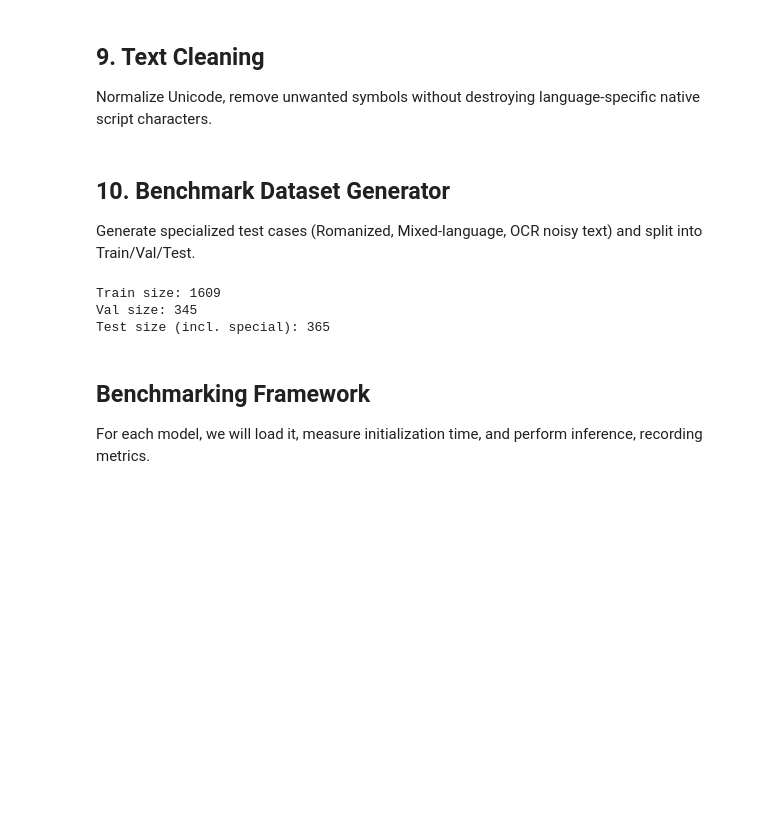
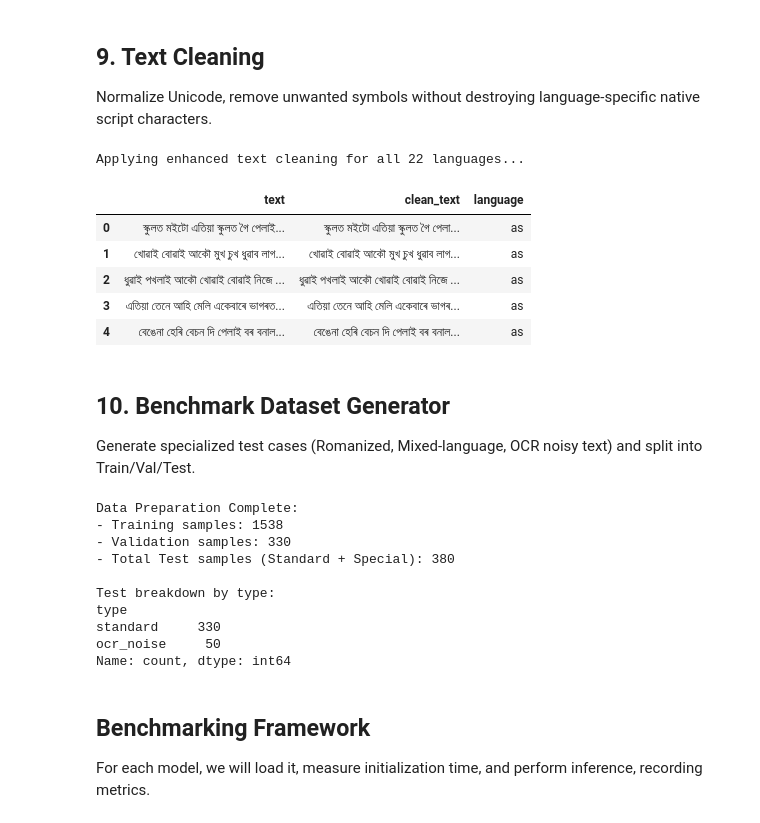
Before and after one commit to BISHAL17048/BenchMarking-for-the-Multilingual-Multimodal-Text-Summarizer, a Jupyter notebook: benchmark_language_detection.ipynb, the cells around one changed output. Saved outputs shown, nothing was run; the diff lists cells and outputs as text; code cells hidden in the pictures; blank space fills up the shorter version.

```diff
--- a/benchmark_language_detection.ipynb
+++ b/benchmark_language_detection.ipynb
@@ -328,16 +460,40 @@ Normalize Unicode, remove unwanted symbols without destroying language-specific
 # %%
 def clean_text(text):
     if not isinstance(text, str):
         return ""
-    # Normalize unicode to NFKC
+
+    # 1. Normalize unicode to NFKC to standardize combined characters
     text = unicodedata.normalize('NFKC', text)
-    # Remove URLs
-    text = re.sub(r'http\S+', '', text)
-    # Remove redundant whitespace
+
+    # 2. Remove URLs
+    text = re.sub(r'http\S+|www\S+|https\S+', '', text, flags=re.MULTILINE)
+
+    # 3. Remove email addresses
+    text = re.sub(r'\S+@\S+', '', text)
+
+    # 4. Remove digits and punctuation, but preserve native script letters and marks
+    # We keep characters in categories 'L' (Letters) and 'M' (Marks/Matras) and 'Z' (Whitespace)
+    text = "".join(ch for ch in text if unicodedata.category(ch)[0] in ['L', 'M', 'Z'])
+
+    # 5. Remove redundant whitespace
     text = re.sub(r'\s+', ' ', text).strip()
+
     return text
 
+# Apply the enhanced cleaning to the dataframe
+print("Applying enhanced text cleaning for all 22 languages...")
 clean_df['clean_text'] = clean_df['text'].apply(clean_text)
+
+# Display a comparison to verify results
+display(clean_df[['text', 'clean_text', 'language']].head())
+# %% [output]
+Applying enhanced text cleaning for all 22 languages...
+|  | text | clean_text | language |
+| 0 | স্কুলত মইটো এতিয়া স্কুলত গৈ পেলাই... | স্কুলত মইটো এতিয়া স্কুলত গৈ পেলা... | as |
+| 1 | খোৱাই বোৱাই আকৌ মুখ চুখ ধুৱাব লাগ... | খোৱাই বোৱাই আকৌ মুখ চুখ ধুৱাব লাগ... | as |
+| 2 | ধুৱাই পখলাই আকৌ খোৱাই বোৱাই নিজে ... | ধুৱাই পখলাই আকৌ খোৱাই বোৱাই নিজে ... | as |
+| 3 | এতিয়া তেনে আহি মেলি একেবাৰে ভাগৰত... | এতিয়া তেনে আহি মেলি একেবাৰে ভাগৰ... | as |
+| 4 | বেঙেনা হেৰি বেচন দি পেলাই বৰ বনাল... | বেঙেনা হেৰি বেচন দি পেলাই বৰ বনাল... | as |
 # %% [markdown]
 ## 10. Benchmark Dataset Generator
 Generate specialized test cases (Romanized, Mixed-language, OCR noisy text) and split into Train/Val/Test.
@@ -346,6 +502,7 @@ from sklearn.model_selection import train_test_split
 
 def generate_special_cases(df):
     special_cases = []
+    random.seed(Config.SEED)
 
     # 1. OCR Noise (randomly insert typos or strange characters)
     def add_ocr_noise(text):
@@ -361,37 +518,48 @@ def generate_special_cases(df):
     hi_samples = df[df['language'] == 'hi']['clean_text'].tolist()
 
     if en_samples and hi_samples:
-        for _ in range(min(10, len(en_samples))):
+        for _ in range(min(20, len(en_samples))):
             en_txt = random.choice(en_samples)
             hi_txt = random.choice(hi_samples)
             mixed = f"{en_txt} {hi_txt}"
-            special_cases.append({"clean_text": mixed, "language": "mixed_en_hi", "type": "mixed"})
+            special_cases.append({"clean_text": mixed, "language": "hi", "type": "mixed_en_hi"})
 
     # Sample OCR
-    for _, row in df.sample(min(10, len(df))).iterrows():
+    for _, row in df.sample(min(50, len(df))).iterrows():
         special_cases.append({
             "clean_text": add_ocr_noise(row['clean_text']),
             "language": row['language'],
-            "type": "ocr"
+            "type": "ocr_noise"
         })
 
     return pd.DataFrame(special_cases)
 
-# Create splits
+# Create splits with stratification to ensure all languages are represented
 train_df, temp_df = train_test_split(clean_df, test_size=0.3, random_state=Config.SEED, stratify=clean_df['language'])
 val_df, test_df = train_test_split(temp_df, test_size=0.5, random_state=Config.SEED, stratify=temp_df['language'])
 
+# Generate specialized test cases from the test pool
 special_df = generate_special_cases(test_df)
 test_df['type'] = 'standard'
 full_test_df = pd.concat([test_df, special_df], ignore_index=True)
 
-print(f"Train size: {len(train_df)}")
-print(f"Val size: {len(val_df)}")
-print(f"Test size (incl. special): {len(full_test_df)}")
+print(f"Data Preparation Complete:")
+print(f"- Training samples: {len(train_df)}")
+print(f"- Validation samples: {len(val_df)}")
+print(f"- Total Test samples (Standard + Special): {len(full_test_df)}")
+print("\nTest breakdown by type:")
+print(full_test_df['type'].value_counts())
 # %% [output]
-Train size: 1609
-Val size: 345
-Test size (incl. special): 365
+Data Preparation Complete:
+- Training samples: 1538
+- Validation samples: 330
+- Total Test samples (Standard + Special): 380
+
+Test breakdown by type:
+type
+standard     330
+ocr_noise     50
+Name: count, dtype: int64
 # %% [markdown]
 ## Benchmarking Framework
 For each model, we will load it, measure initialization time, and perform inference, recording metrics.
```
Also changed, not shown: parts of 14 cells of this notebook.
